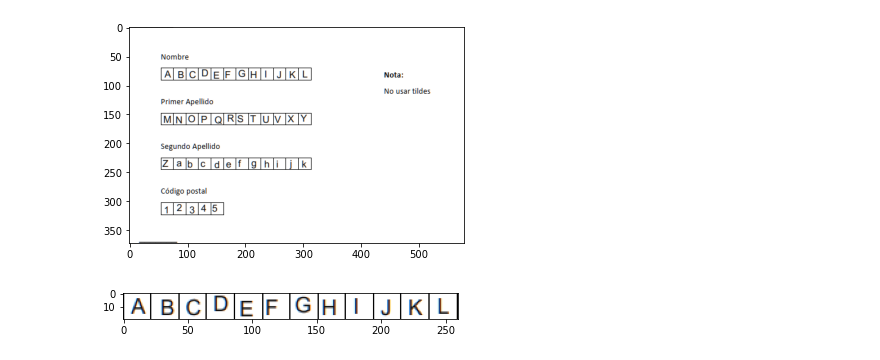
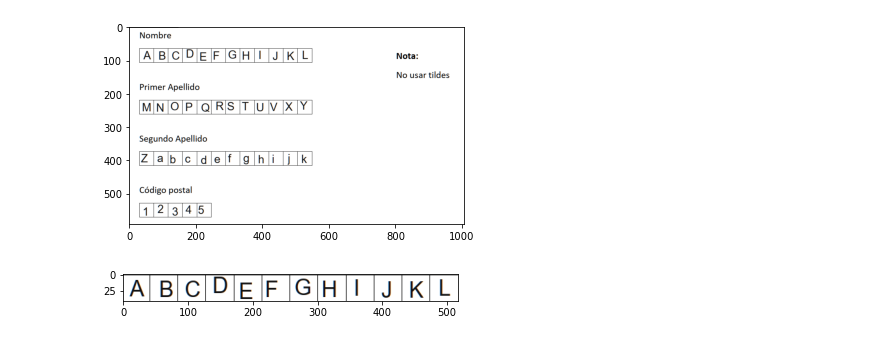
Before and after one commit to charlie4498/EmbebidosP3, a Jupyter notebook: Edicion_Img.ipynb, the cells around one changed output. Drawn from its saved outputs; the diff is of its cells as text; code cells hidden in the pictures.

Commit message:
Captura letras del nombre individualmente

```diff
--- a/Edicion_Img.ipynb
+++ b/Edicion_Img.ipynb
@@ -2,16 +2,16 @@
 import cv2 as cv
 import matplotlib.pyplot as plt
 # %%
-image= cv.imread('Formulario lleno.png')
+image= cv.imread('Formulario_lleno.png')
 
 plt.imshow(image)
 plt.show()
 # %% [output]
-[figure, old version]
+[figure, new version]
 # %%
-nombre = image[71:91 , 55:315]
+nombre = image[63:104 , 33:550]
 plt.imshow(nombre)
 plt.show()
 # %% [output]
-[figure, old version]
+[figure, new version]
 # %%
```
Also changed, not shown: parts of 1 cell of this notebook.
